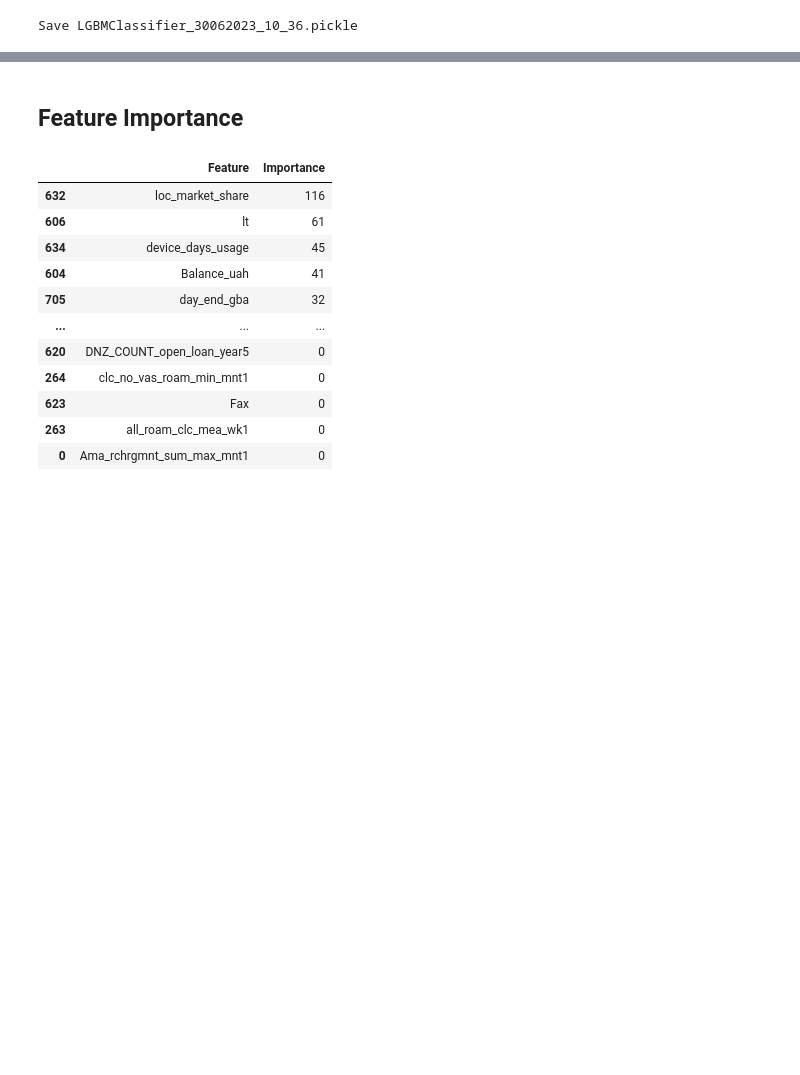
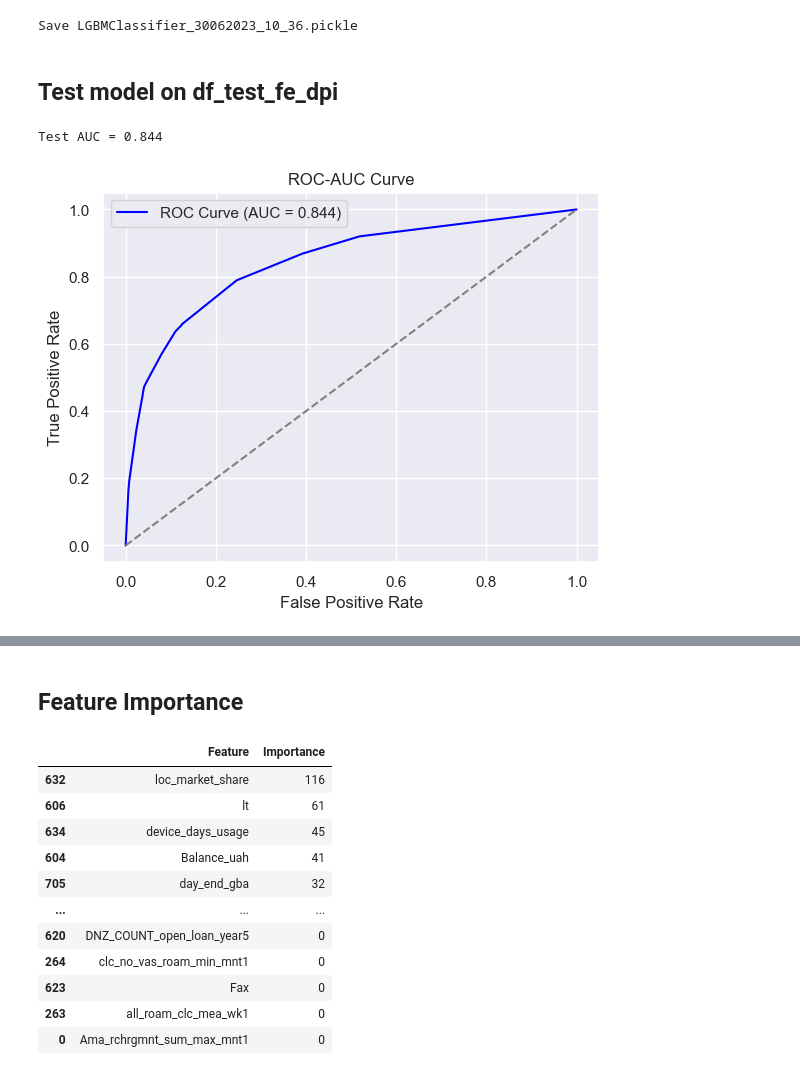
Before and after one commit to volry/subscriber-churn, a Jupyter notebook: BDL-final.ipynb, the cells around one changed output, grey strips where cells are left out. Saved outputs shown, nothing was run; the diff lists cells and outputs as text; code cells hidden in the pictures; blank space fills up the shorter version.

Commit message:
add test model on df_test_fe_dpi

```diff
--- a/BDL-final.ipynb
+++ b/BDL-final.ipynb
@@ -335,3 +335,60 @@ Accuracy (val) = 0.936
 my_func.save_model(clf, X.columns.tolist())
 # %% [output]
 Save LGBMClassifier_30062023_10_36.pickle
+# %% [markdown]
+## Test model on df_test_fe_dpi
+# %%
+
+import lightgbm as lgb
+import pickle
+from sklearn.metrics import roc_curve, roc_auc_score
+import matplotlib.pyplot as plt
+
+df_test_fe_dpi = pd.read_pickle('df_test_fe_dpi.pickle')
+# Prepare your data (X and y)
+#X = df_test_fe_dpi.drop(['target', 'abon_id'], axis=1)
+#y = df_test_fe_dpi['target']
+
+
+
+# Fill missing values with -1
+#X.fillna(-1, inplace=True)
+
+
+
+# Define the file name of the pickle file
+
+pickle_file = "LGBMClassifier_30062023_10_36.pickle"
+
+# Load the model
+model, features = my_func.load_pickle(pickle_file)
+
+# Prepare the test data (X_test)
+
+
+y_test = df_test_fe_dpi['target']
+X_test = df_test_fe_dpi.drop(['target', 'abon_id'], axis=1)
+X_test.fillna(-1, inplace=True)
+
+# Make predictions on the test data
+y_pred = model.predict(X_test)
+
+# Calculate the probabilities of the positive class
+y_pred_proba = model.predict_proba(X_test)[:, 1]
+
+# Calculate the ROC-AUC score
+auc = roc_auc_score(y_test, y_pred_proba)
+print(f"Test AUC = {auc:.3f}")
+
+# Plot the ROC-AUC curve
+fpr, tpr, _ = roc_curve(y_test, y_pred_proba)
+plt.plot(fpr, tpr, color='blue', label="ROC Curve (AUC = {:.3f})".format(auc))
+plt.plot([0, 1], [0, 1], color='gray', linestyle='--')
+plt.xlabel("False Positive Rate")
+plt.ylabel("True Positive Rate")
+plt.title("ROC-AUC Curve")
+plt.legend()
+plt.show()
+# %% [output]
+Test AUC = 0.844
+[figure, added]
```
Also changed, not shown: parts of 1 cell of this notebook.
